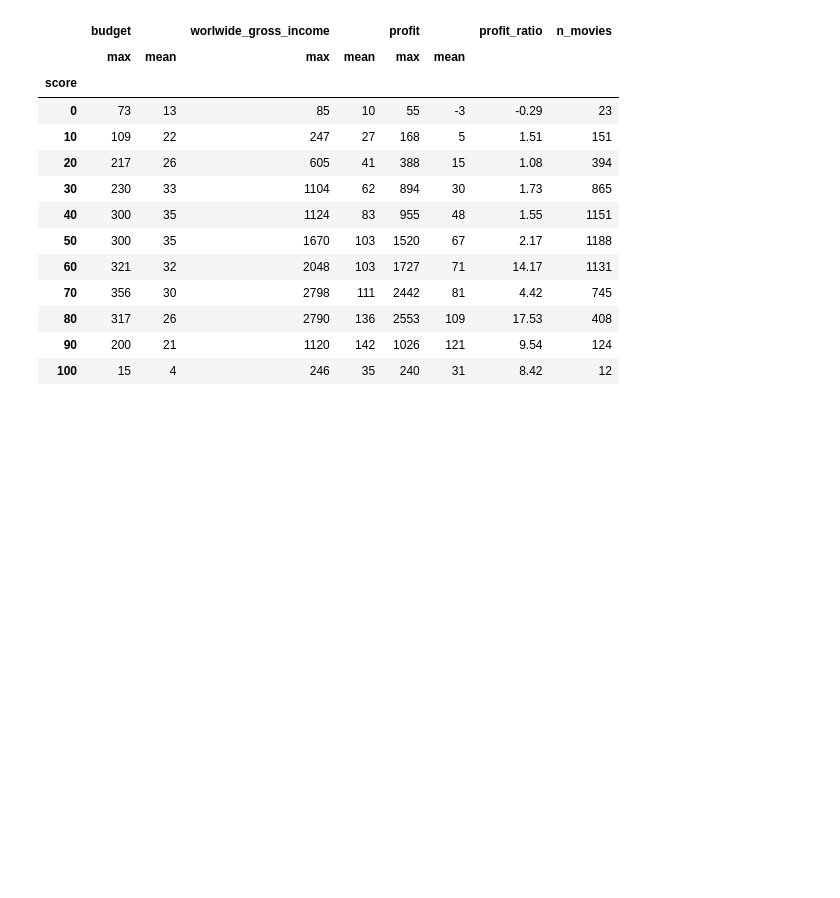
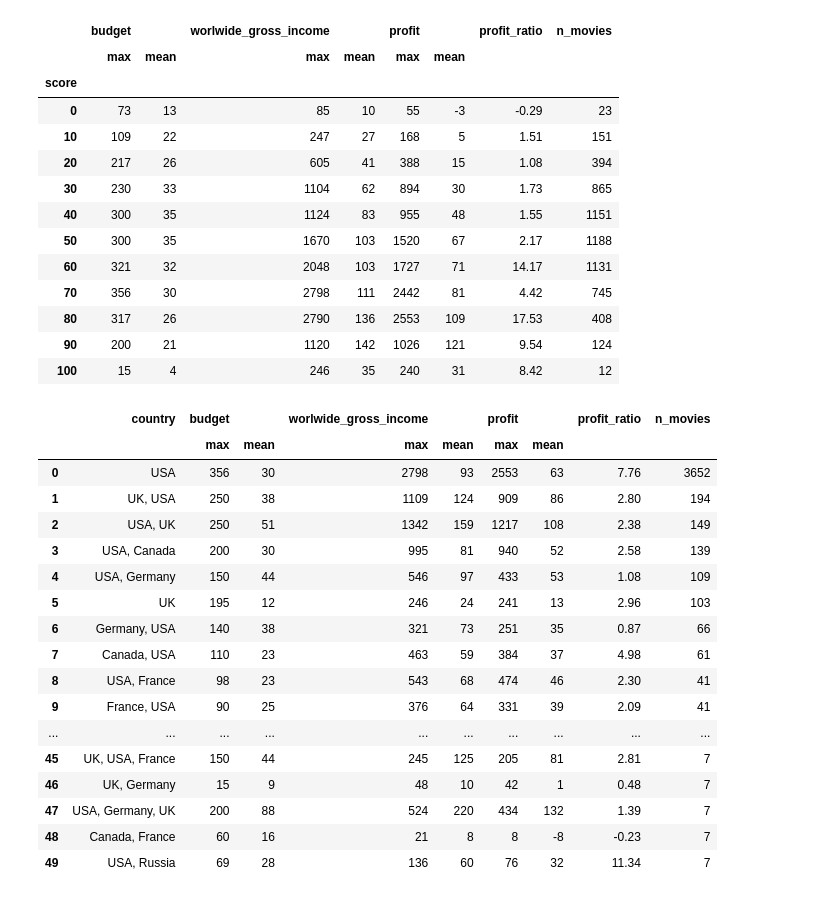
Before and after one commit to Diegon8/Project_3-PopcornTime, a Jupyter notebook: Cleaning_ImdbDF.ipynb, the cells around one changed output. Saved outputs shown, nothing was run; the diff lists cells and outputs as text; code cells hidden in the pictures; blank space fills up the shorter version.

```diff
--- a/Cleaning_ImdbDF.ipynb
+++ b/Cleaning_ImdbDF.ipynb
@@ -101,3 +110,29 @@ score_table
 | 80 | 317 | 26 | 2790 | 136 | 2553 | 109 | 17.53 | 408 |
 | 90 | 200 | 21 | 1120 | 142 | 1026 | 121 | 9.54 | 124 |
 | 100 | 15 | 4 | 246 | 35 | 240 | 31 | 8.42 | 12 |
+# %%
+#Creating Country grouped table
+country_table = round((df.groupby('country').agg({'budget':['max','mean'],"worlwide_gross_income":['max','mean'],"profit":["max",'mean']}))/1000000 , 0).astype('int64')
+country_table['profit_ratio']= round(df.groupby('country').agg({"profit_ratio":"mean"}),2)
+country_table['n_movies']=df.groupby('country').agg({'title':'count'})
+country_table = country_table.sort_values(by=['n_movies'],ascending=False).reset_index()
+country_table.head(50)
+# %% [output]
+|  | country | budget |  | worlwide_gross_income |  | profit |  | profit_ratio | n_movies |
+|  |  | max | mean | max | mean | max | mean |  |  |
+| 0 | USA | 356 | 30 | 2798 | 93 | 2553 | 63 | 7.76 | 3652 |
+| 1 | UK, USA | 250 | 38 | 1109 | 124 | 909 | 86 | 2.80 | 194 |
+| 2 | USA, UK | 250 | 51 | 1342 | 159 | 1217 | 108 | 2.38 | 149 |
+| 3 | USA, Canada | 200 | 30 | 995 | 81 | 940 | 52 | 2.58 | 139 |
+| 4 | USA, Germany | 150 | 44 | 546 | 97 | 433 | 53 | 1.08 | 109 |
+| 5 | UK | 195 | 12 | 246 | 24 | 241 | 13 | 2.96 | 103 |
+| 6 | Germany, USA | 140 | 38 | 321 | 73 | 251 | 35 | 0.87 | 66 |
+| 7 | Canada, USA | 110 | 23 | 463 | 59 | 384 | 37 | 4.98 | 61 |
+| 8 | USA, France | 98 | 23 | 543 | 68 | 474 | 46 | 2.30 | 41 |
+| 9 | France, USA | 90 | 25 | 376 | 64 | 331 | 39 | 2.09 | 41 |
+| ... | ... | ... | ... | ... | ... | ... | ... | ... | ... |
+| 45 | UK, USA, France | 150 | 44 | 245 | 125 | 205 | 81 | 2.81 | 7 |
+| 46 | UK, Germany | 15 | 9 | 48 | 10 | 42 | 1 | 0.48 | 7 |
+| 47 | USA, Germany, UK | 200 | 88 | 524 | 220 | 434 | 132 | 1.39 | 7 |
+| 48 | Canada, France | 60 | 16 | 21 | 8 | 8 | -8 | -0.23 | 7 |
+| 49 | USA, Russia | 69 | 28 | 136 | 60 | 76 | 32 | 11.34 | 7 |
```
Also changed, not shown: parts of 2 cells of this notebook, 1 other file.
